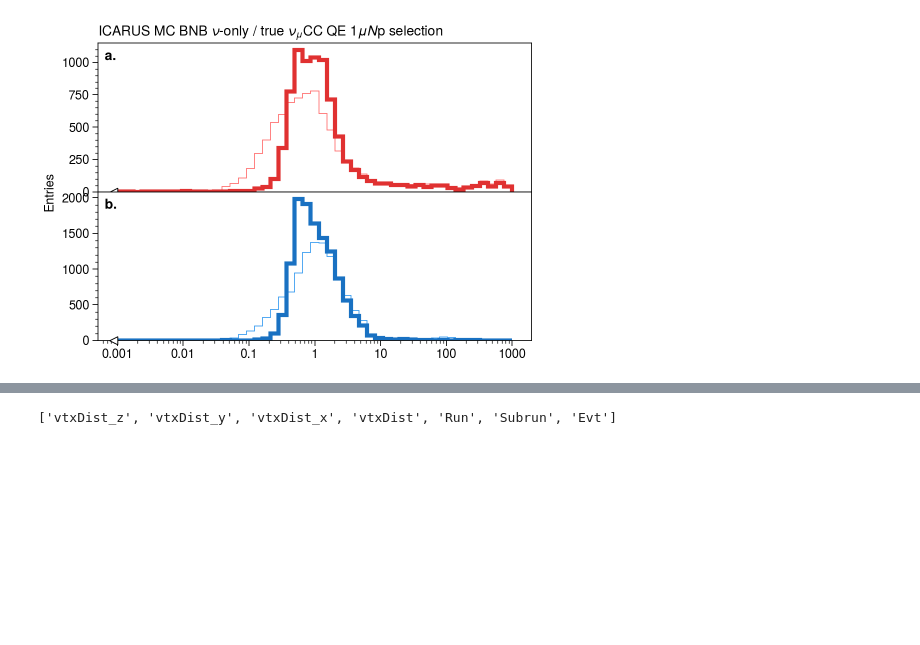
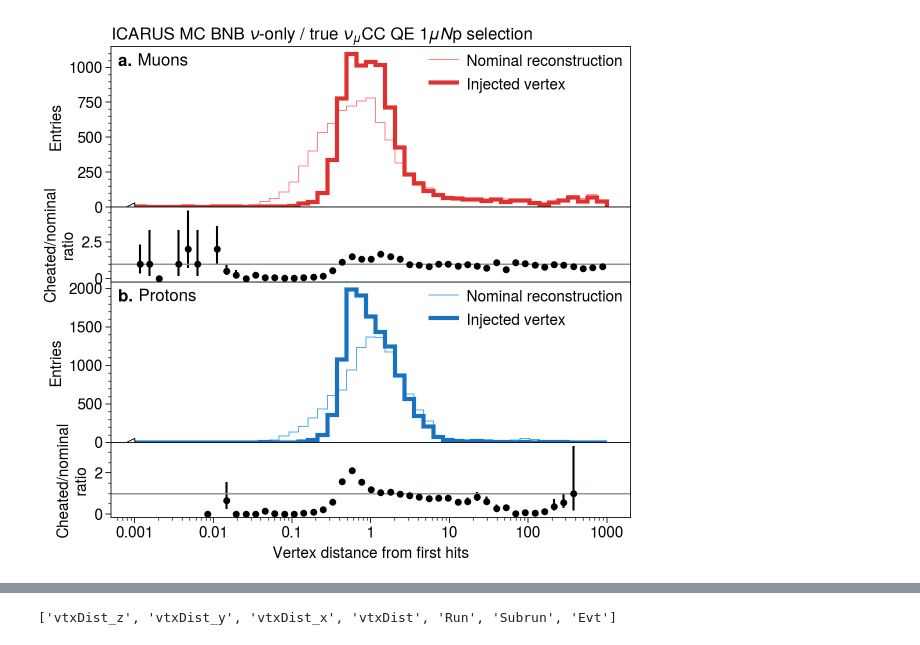
Before and after one commit to mattiasotgia/The_Empty_Hearse, a Jupyter notebook: notebooks/CCNp_v2_particleAna.ipynb, the cells around one changed output, grey strips where cells are left out. Cells and saved outputs as stored; diff of their text form; code cells hidden in the pictures; blank space fills up the shorter version.

```diff
--- a/notebooks/CCNp_v2_particleAna.ipynb
+++ b/notebooks/CCNp_v2_particleAna.ipynb
@@ -4,6 +4,8 @@ import pandas as pd
 
 import matplotlib as mpl
 import matplotlib.pyplot as plt
+
+from matplotlib.transforms import blended_transform_factory
 
 import ultraplot as plot
 import seaborn as sns
@@ -19,6 +21,9 @@ plot.rc['figure.facecolor'] = 'none'
 plot.rc['savefig.facecolor'] = 'none'
 plot.rc['legend.frameon'] = False
 plot.rc['axes.autolimit_mode'] = 'data'
+
+plot.rc['label.size'] = 11
+plot.rc['font.size'] = 11
 # %%
 loader_formatted = {
     'nominal': 'Nominal reconstruction',
@@ -225,0 +250,7 @@ fig.savefig('plots_CCNp_test/toSlide_completeness_purity.pdf', bbox_inches='tigh
+# %%
+
+binning= [hist.axis.Regular(25, 0, 0.5, flow=True), hist.axis.Regular(25, 0, 1, flow=True)]
+A, a = CCNp_muonAna.get('cheated_2d', ['completeness', 'slicePurity'], binning)
+A[0].plot()
+plt.xlabel('Hit completeness')
+plt.ylabel('Slice purity')
@@ -268,7 +302,7 @@ binning=hist.axis.Regular(50, 0, 1, flow=False)
 
 
 fig, ax = plot.subplots(
-    width=5, height=3.5, ncols=1, nrows=2, ylabel=f'Entries',
+    width=6, height=3.5, ncols=1, nrows=2, ylabel=f'Entries',
     space=0,
     titlecolor='k', share=False, grid=False, sharey=True,
     xlabel=r'',
@@ -292,5 +326,6 @@ for idx, (loader, color) in enumerate(zip([CCNp_muonAna, CCNp_protonAna], ['red'
         hep.histplot(B0, yerr=False, ax=ax[idx], color=f'{color}8', lw=3, label=f'{loader_formatted['cheated_mva']}')
         ax[idx].format(xlabel='')
 
+ax[1].format(xlabel='BDT score (track-shower)')
 fig.savefig('plots_CCNp_test/toSlide_BDT_trackscore.pdf', bbox_inches='tight')
 # %% [output]
@@ -298,29 +333,49 @@ fig.savefig('plots_CCNp_test/toSlide_BDT_trackscore.pdf', bbox_inches='tight')
 # %%
 binning=hist.axis.Variable(np.logspace(-3, 3))
 
 
 fig, ax = plot.subplots(
-    width=5, height=3.5, ncols=1, nrows=2, ylabel=f'Entries',
+    width=6, height=5.5, ncols=1, nrows=2, ylabel=f'Entries',
     space=0,
-    titlecolor='k', share=False, grid=False, sharey=True,
+    titlecolor='k', share=False, grid=False, # sharey=True,
     xlabel=r'',
     abc='a.', abcloc='ul',
     # yscale='log',
     xscale='log'
 )
 
 ax[0].format(ltitle=r'ICARUS MC BNB $\nu$-only / true $\nu_\mu$CC QE $1\mu N\mathrm{p}$ selection', )
 
 var='vtxDist'
 
-for idx, (loader, color) in enumerate(zip([CCNp_muonAna, CCNp_protonAna], ['red', 'blue'])):
+for idx, (loader, color, particle) in enumerate(zip([CCNp_muonAna, CCNp_protonAna], ['red', 'blue'], ['Muons', 'Protons'])):
 
-        (A,B), _ = loader.get(['nominal', 'cheated_vtx'], var, binning)
-        A0, _ = loader.get('nominal', var, binning)
-        B0, _ = loader.get('cheated_vtx', var, binning)
+    (A,B), _ = loader.get(['nominal', 'cheated_vtx'], var, binning)
+    A0, _ = loader.get('nominal', var, binning)
+    B0, _ = loader.get('cheated_vtx', var, binning)
 
-        hep.histplot(A0, ax=ax[idx], yerr=False, color=f'{color}5', label=f'{loader_formatted['nominal']}')
-        hep.histplot(B0, yerr=False, ax=ax[idx], color=f'{color}8', lw=3, label=f'{loader_formatted['cheated_mva']}')
-        ax[idx].format(xlabel='')
+    nominal_values = A0[0].values()
+    cheated_values = B0[0].values()
+
+    with np.errstate(divide="ignore", invalid="ignore"):
+        ratio = cheated_values/nominal_values
+        ratio_uncertainty = hist.intervals.ratio_uncertainty(
+            cheated_values, nominal_values
+        )
+
+    hep.histplot(A0, ax=ax[idx], yerr=False, color=f'{color}5', label=f'{loader_formatted['nominal']}')
+    hep.histplot(B0, yerr=False, ax=ax[idx], color=f'{color}8', lw=3, label=f'{loader_formatted['cheated_vtx']}')
+    ax[idx].format(xlabel='', ultitle=particle)
+    ax[idx].legend(loc='ur', ncols=1)
+
+    bottompanel = ax[idx].panel('b', space=0, width=0.75)
+    bottompanel.errorbar(binning.centers, ratio, yerr=ratio_uncertainty, xerr=False, capsize=0, fmt='o', markersize=4, c='k')
+    bottompanel.axhline(1, color='gray6', lw=1)
+    bottompanel.format(grid=False, ylabel='Cheated/nominal\nratio')
+    if idx == 0:
+        bottompanel.format(xticks=[], xtickminor=False)
+
+ax[1].format(xlabel='Vertex distance from first hits')
+fig.savefig('plots_CCNp_test/vertexDistance_cheated.pdf', bbox_inches='tight')
 # %% [output]
-[figure, old version]
+[figure, new version]
```
Also changed, not shown: parts of 11 cells of this notebook, 55 other files.
